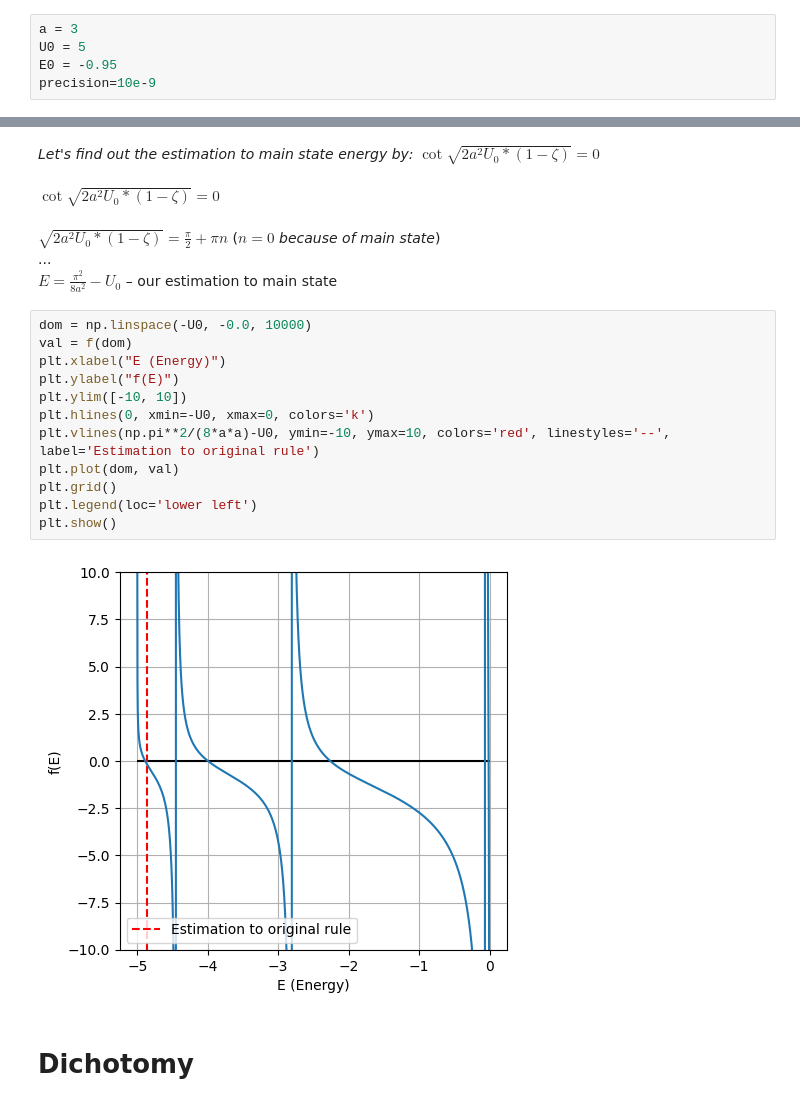
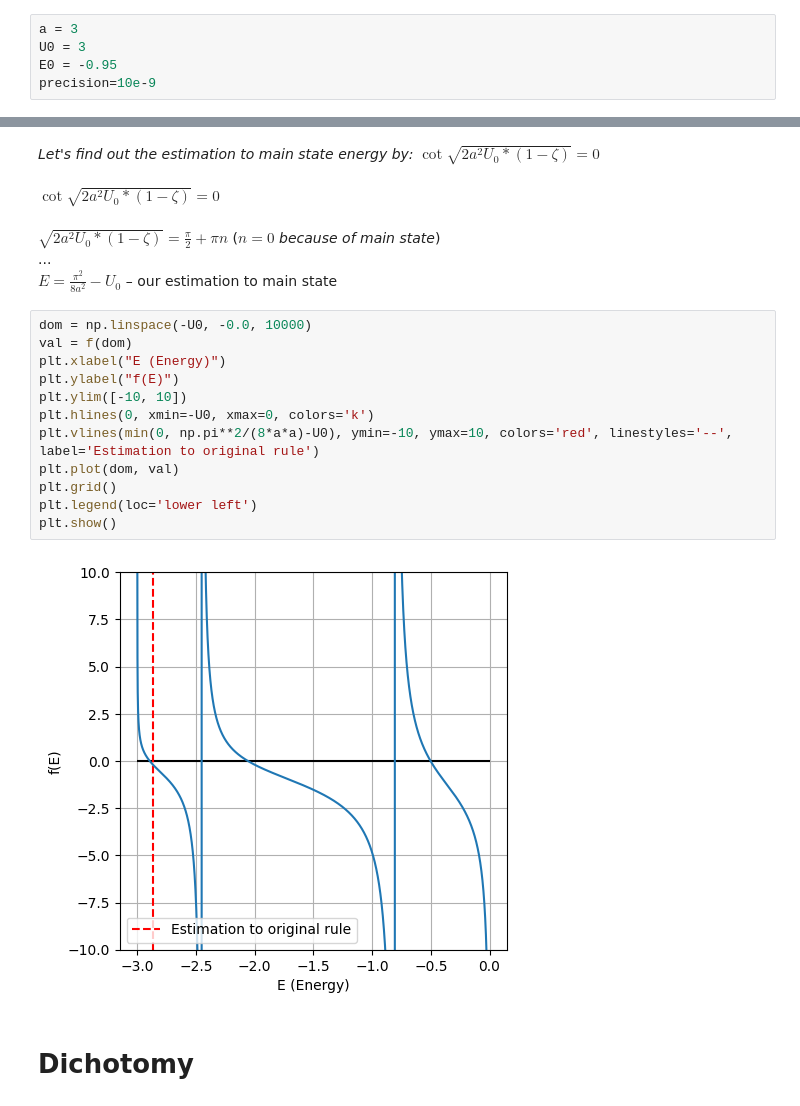
Before and after one commit to DilshodN/BasicsOfComputationalPhysics, a Jupyter notebook: task2.ipynb, the cells around one changed output, grey strips where cells are left out. Cells and saved outputs as stored; diff of their text form.

```diff
--- a/task2.ipynb
+++ b/task2.ipynb
@@ -11,7 +11,7 @@ plt.rcParams['figure.dpi'] = 100
 ### Equation of the form f(E)=0, where E is energy in main state for the problem where the particle is in a rectangular potential well of size [-a, a] and potential -|U0|
 # %%
 a = 3
-U0 = 5
+U0 = 3
 E0 = -0.95
 precision=10e-9
 # %% [markdown]
@@ -38,17 +38,17 @@ $E=\frac{\pi^2}{8a^2} - U_0$ – our estimation to main state
 # %%
 dom = np.linspace(-U0, -0.0, 10000)
 val = f(dom)
 plt.xlabel("E (Energy)")
 plt.ylabel("f(E)")
 plt.ylim([-10, 10])
 plt.hlines(0, xmin=-U0, xmax=0, colors='k')
-plt.vlines(np.pi**2/(8*a*a)-U0, ymin=-10, ymax=10, colors='red', linestyles='--', label='Estimation to original rule')
+plt.vlines(min(0, np.pi**2/(8*a*a)-U0), ymin=-10, ymax=10, colors='red', linestyles='--', label='Estimation to original rule')
 plt.plot(dom, val)
 plt.grid()
 plt.legend(loc='lower left')
 plt.show()
 # %% [output]
-[figure, old version]
+[figure, new version]
 # %% [markdown]
 # Dichotomy
 # %%
```
Also changed, not shown: parts of 3 cells of this notebook, 1 other file.
